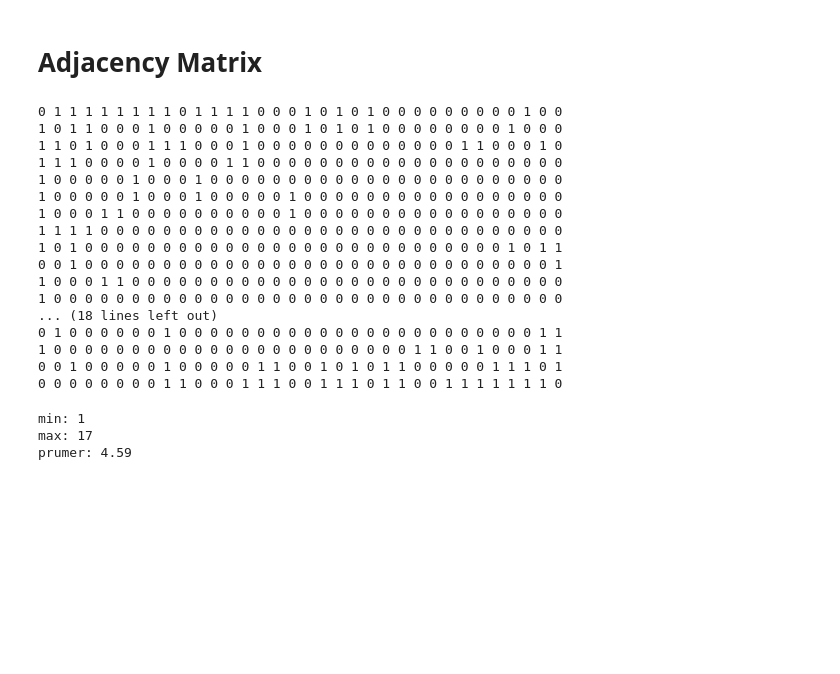
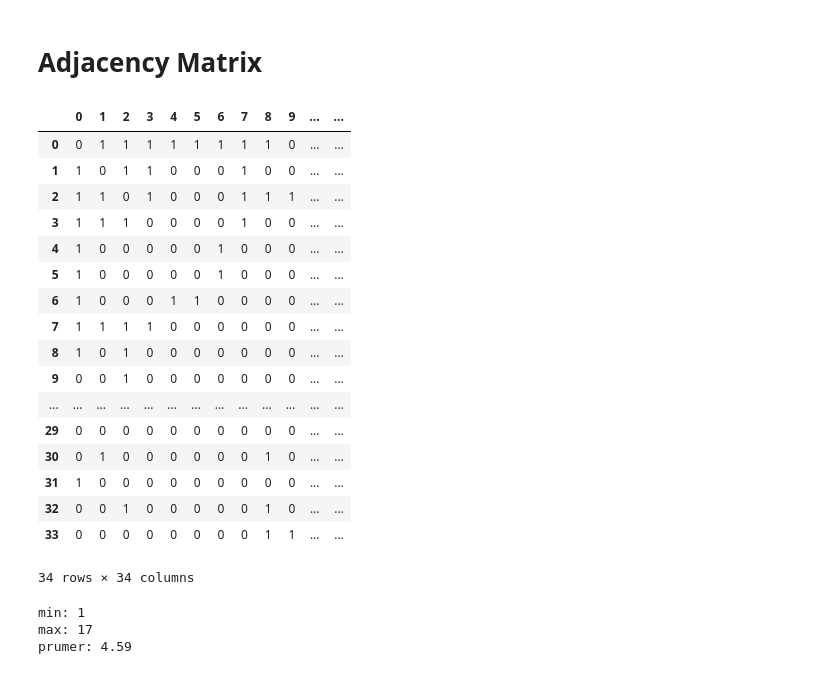
Before and after one commit to gaitovrat/MAS-1, a Jupyter notebook: notebooks/KarateClub.ipynb, the cells around one changed output. Drawn from its saved outputs; the diff is of its cells as text; code cells hidden in the pictures; blank space fills up the shorter version.

```diff
--- a/KarateClub.ipynb
+++ b/notebooks/KarateClub.ipynb
@@ -11,34 +6,28 @@ FILENAME = "KarateClub.csv"
+# %%
+FILENAME = "../data/KarateClub.csv"
 # %% [markdown]
 # Adjacency Matrix
-# %%
-data = [[0] * N for _ in range(N)]
-with open(FILENAME, "r") as fd:
-    reader = csv.reader(fd, delimiter=';')
-    for line in reader:
-        i = int(line[0]) - 1
-        j = int(line[1]) - 1
-        data[i][j] = data[j][i] = 1
-
-for i in range(len(data)):
-    for j in range(len(data[i])):
-        print(data[i][j], end=" ")
-    print('')
-# %% [output]
-0 1 1 1 1 1 1 1 1 0 1 1 1 1 0 0 0 1 0 1 0 1 0 0 0 0 0 0 0 0 0 1 0 0
-1 0 1 1 0 0 0 1 0 0 0 0 0 1 0 0 0 1 0 1 0 1 0 0 0 0 0 0 0 0 1 0 0 0
-1 1 0 1 0 0 0 1 1 1 0 0 0 1 0 0 0 0 0 0 0 0 0 0 0 0 0 1 1 0 0 0 1 0
-1 1 1 0 0 0 0 1 0 0 0 0 1 1 0 0 0 0 0 0 0 0 0 0 0 0 0 0 0 0 0 0 0 0
-1 0 0 0 0 0 1 0 0 0 1 0 0 0 0 0 0 0 0 0 0 0 0 0 0 0 0 0 0 0 0 0 0 0
-1 0 0 0 0 0 1 0 0 0 1 0 0 0 0 0 1 0 0 0 0 0 0 0 0 0 0 0 0 0 0 0 0 0
-1 0 0 0 1 1 0 0 0 0 0 0 0 0 0 0 1 0 0 0 0 0 0 0 0 0 0 0 0 0 0 0 0 0
-1 1 1 1 0 0 0 0 0 0 0 0 0 0 0 0 0 0 0 0 0 0 0 0 0 0 0 0 0 0 0 0 0 0
-1 0 1 0 0 0 0 0 0 0 0 0 0 0 0 0 0 0 0 0 0 0 0 0 0 0 0 0 0 0 1 0 1 1
-0 0 1 0 0 0 0 0 0 0 0 0 0 0 0 0 0 0 0 0 0 0 0 0 0 0 0 0 0 0 0 0 0 1
-1 0 0 0 1 1 0 0 0 0 0 0 0 0 0 0 0 0 0 0 0 0 0 0 0 0 0 0 0 0 0 0 0 0
-1 0 0 0 0 0 0 0 0 0 0 0 0 0 0 0 0 0 0 0 0 0 0 0 0 0 0 0 0 0 0 0 0 0
-... (18 lines left out)
-0 1 0 0 0 0 0 0 1 0 0 0 0 0 0 0 0 0 0 0 0 0 0 0 0 0 0 0 0 0 0 0 1 1
-1 0 0 0 0 0 0 0 0 0 0 0 0 0 0 0 0 0 0 0 0 0 0 0 1 1 0 0 1 0 0 0 1 1
-0 0 1 0 0 0 0 0 1 0 0 0 0 0 1 1 0 0 1 0 1 0 1 1 0 0 0 0 0 1 1 1 0 1
-0 0 0 0 0 0 0 0 1 1 0 0 0 1 1 1 0 0 1 1 1 0 1 1 0 0 1 1 1 1 1 1 1 0
+# %%
+matrix = adjacency_matrix(FILENAME)
+matrix
+pd.DataFrame(matrix)
+# %% [output]
+|  | 0 | 1 | 2 | 3 | 4 | 5 | 6 | 7 | 8 | 9 | ... | ... |
+| 0 | 0 | 1 | 1 | 1 | 1 | 1 | 1 | 1 | 1 | 0 | ... | ... |
+| 1 | 1 | 0 | 1 | 1 | 0 | 0 | 0 | 1 | 0 | 0 | ... | ... |
+| 2 | 1 | 1 | 0 | 1 | 0 | 0 | 0 | 1 | 1 | 1 | ... | ... |
+| 3 | 1 | 1 | 1 | 0 | 0 | 0 | 0 | 1 | 0 | 0 | ... | ... |
+| 4 | 1 | 0 | 0 | 0 | 0 | 0 | 1 | 0 | 0 | 0 | ... | ... |
+| 5 | 1 | 0 | 0 | 0 | 0 | 0 | 1 | 0 | 0 | 0 | ... | ... |
+| 6 | 1 | 0 | 0 | 0 | 1 | 1 | 0 | 0 | 0 | 0 | ... | ... |
+| 7 | 1 | 1 | 1 | 1 | 0 | 0 | 0 | 0 | 0 | 0 | ... | ... |
+| 8 | 1 | 0 | 1 | 0 | 0 | 0 | 0 | 0 | 0 | 0 | ... | ... |
+| 9 | 0 | 0 | 1 | 0 | 0 | 0 | 0 | 0 | 0 | 0 | ... | ... |
+| ... | ... | ... | ... | ... | ... | ... | ... | ... | ... | ... | ... | ... |
+| 29 | 0 | 0 | 0 | 0 | 0 | 0 | 0 | 0 | 0 | 0 | ... | ... |
+| 30 | 0 | 1 | 0 | 0 | 0 | 0 | 0 | 0 | 1 | 0 | ... | ... |
+| 31 | 1 | 0 | 0 | 0 | 0 | 0 | 0 | 0 | 0 | 0 | ... | ... |
+| 32 | 0 | 0 | 1 | 0 | 0 | 0 | 0 | 0 | 1 | 0 | ... | ... |
+| 33 | 0 | 0 | 0 | 0 | 0 | 0 | 0 | 0 | 1 | 1 | ... | ... |
+34 rows × 34 columns
 # %%
```
Also changed, not shown: parts of 6 cells of this notebook, 15 other files.
